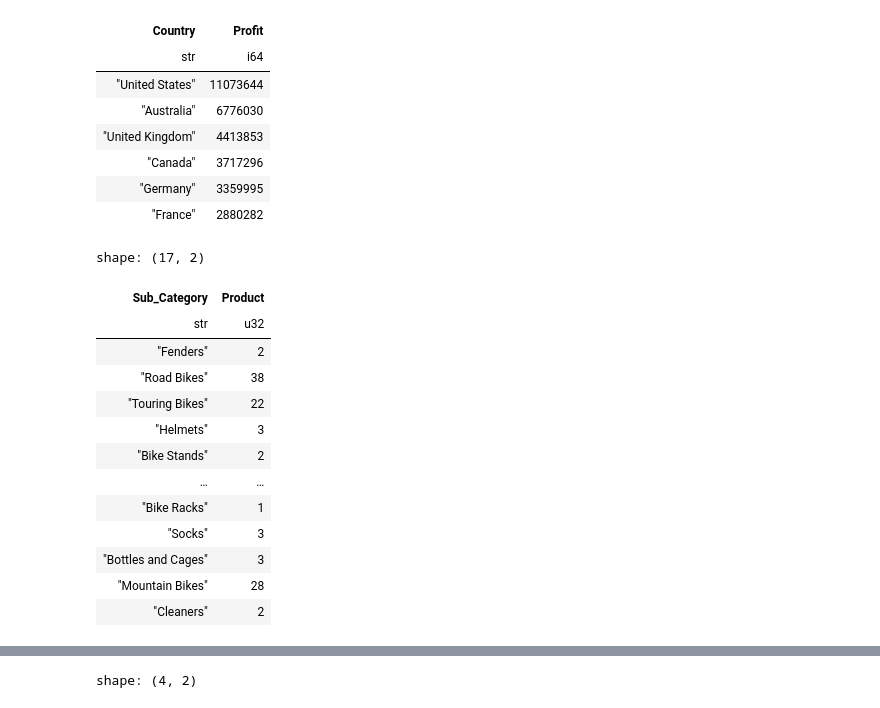
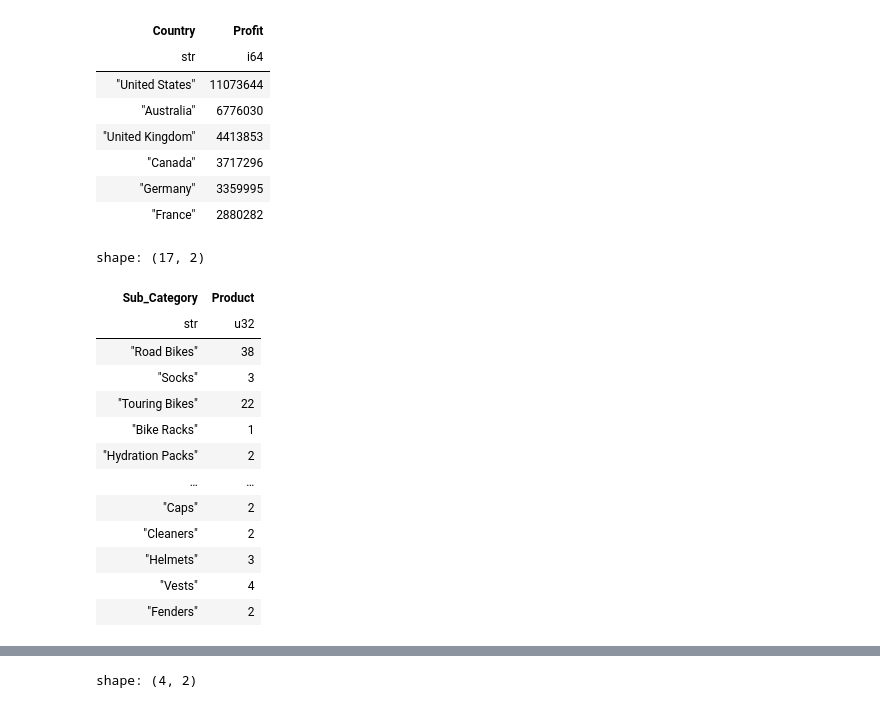
Before and after one commit to asenetcky/python-polars-the-definitive-guide, a Jupyter notebook: ch13-me.ipynb, the cells around one changed output, grey strips where cells are left out. Saved outputs shown, nothing was run; the diff lists cells and outputs as text; code cells hidden in the pictures.

```diff
--- a/ch13-me.ipynb
+++ b/ch13-me.ipynb
@@ -180,26 +176,22 @@ shape: (6, 2)
 | "Germany" | 3359995 |
 | "France" | 2880282 |
 # %%
-(
-    sales.select("Sub_Category", "Product")
-    .group_by("Sub_Category")
-    .n_unique()
-)
+(sales.select("Sub_Category", "Product").group_by("Sub_Category").n_unique())
 # %% [output]
 shape: (17, 2)
 | Sub_Category | Product |
 | str | u32 |
+| "Road Bikes" | 38 |
+| "Socks" | 3 |
+| "Touring Bikes" | 22 |
+| "Bike Racks" | 1 |
+| "Hydration Packs" | 2 |
+| … | … |
+| "Caps" | 2 |
+| "Cleaners" | 2 |
+| "Helmets" | 3 |
+| "Vests" | 4 |
 | "Fenders" | 2 |
-| "Road Bikes" | 38 |
-| "Touring Bikes" | 22 |
-| "Helmets" | 3 |
-| "Bike Stands" | 2 |
-| … | … |
-| "Bike Racks" | 1 |
-| "Socks" | 3 |
-| "Bottles and Cages" | 3 |
-| "Mountain Bikes" | 28 |
-| "Cleaners" | 2 |
 # %%
 (
     sales.select("Sub_Category", "Product")
```
Also changed, not shown: parts of 8 cells of this notebook, 3 other files.
